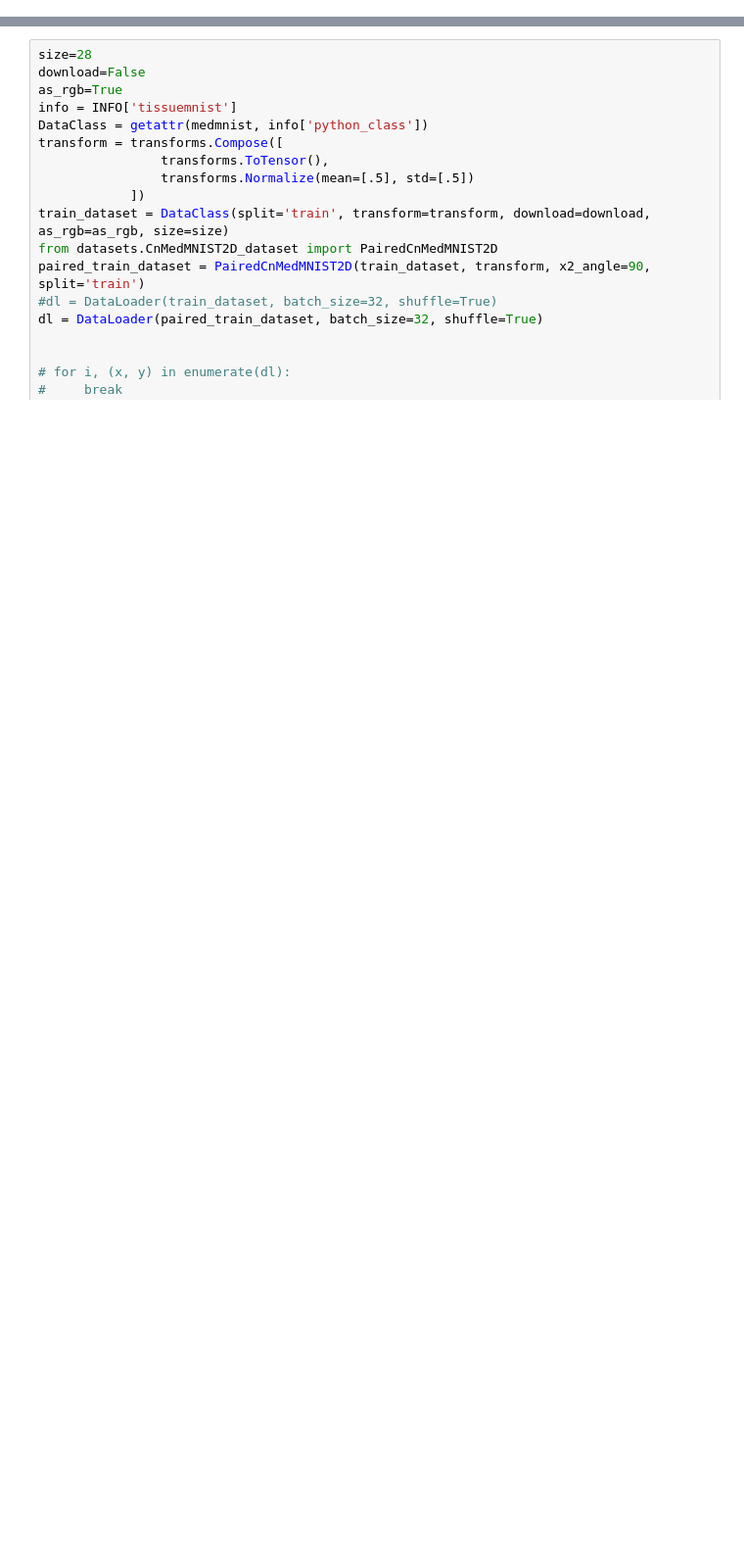
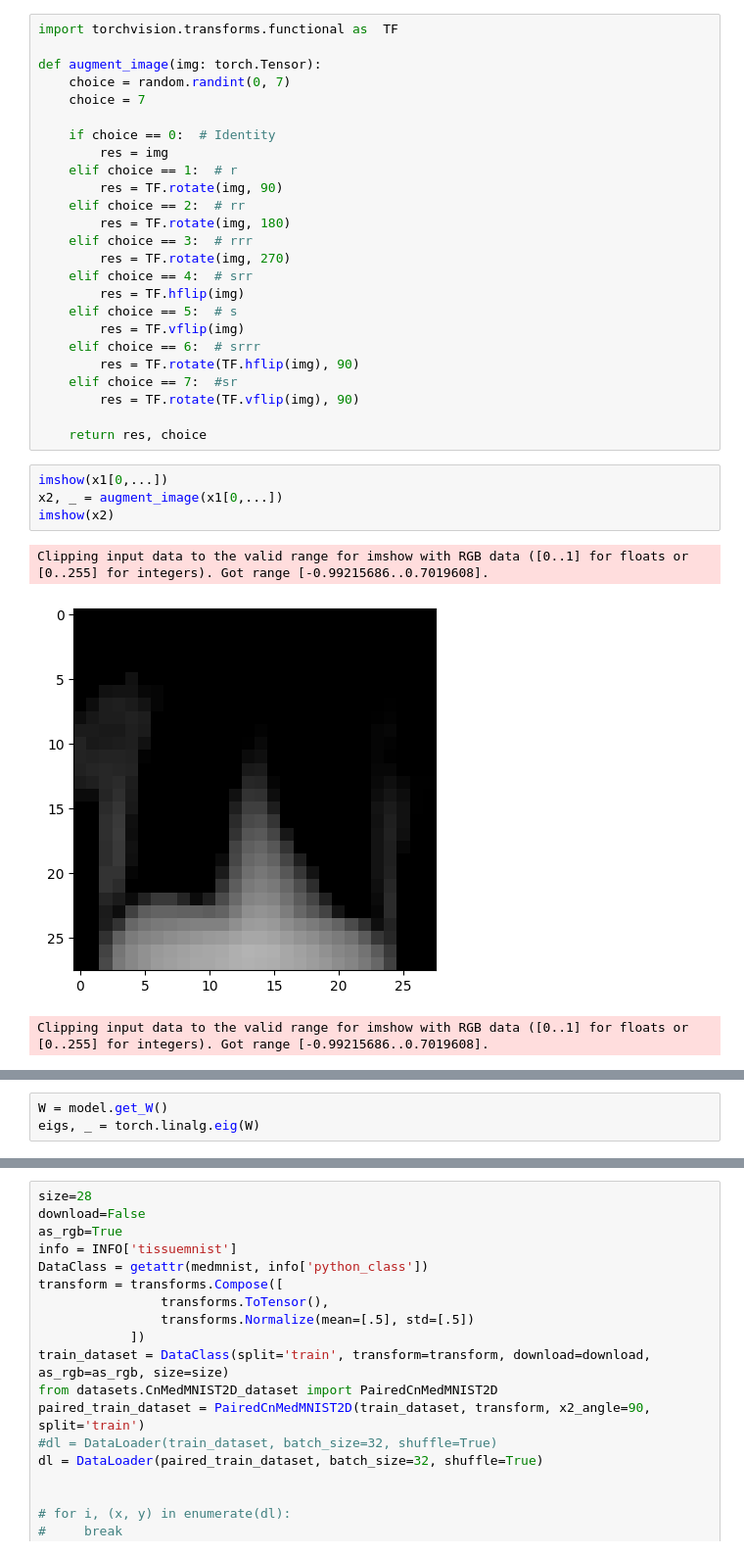
Before and after one commit to rick-ali/MedMNIST_functorial, a Jupyter notebook: play.ipynb, the cells around one changed output, grey strips where cells are left out. Shown at 98% size. Saved outputs shown, nothing was run; the diff lists cells and outputs as text; blank space fills up the shorter version.

```diff
--- a/play.ipynb
+++ b/play.ipynb
@@ -20,0 +92,33 @@ def imshow(img):
+# %%
+import torchvision.transforms.functional as  TF
+
+def augment_image(img: torch.Tensor):
+    choice = random.randint(0, 7)
+    choice = 7
+
+    if choice == 0:  # Identity
+        res = img
+    elif choice == 1:  # r
+        res = TF.rotate(img, 90)
+    elif choice == 2:  # rr
+        res = TF.rotate(img, 180)
+    elif choice == 3:  # rrr
+        res = TF.rotate(img, 270)
+    elif choice == 4:  # srr
+        res = TF.hflip(img)
+    elif choice == 5:  # s
+        res = TF.vflip(img)
+    elif choice == 6:  # srrr
+        res = TF.rotate(TF.hflip(img), 90)
+    elif choice == 7:  #sr
+        res = TF.rotate(TF.vflip(img), 90)
+
+    return res, choice
+# %%
+imshow(x1[0,...])
+x2, _ = augment_image(x1[0,...])
+imshow(x2)
+# %% [output]
+Clipping input data to the valid range for imshow with RGB data ([0..1] for floats or [0..255] for integers). Got range [-0.99215686..0.7019608].
+[figure, added]
+Clipping input data to the valid range for imshow with RGB data ([0..1] for floats or [0..255] for integers). Got range [-0.99215686..0.7019608].
@@ -20,0 +126,3 @@ def imshow(img):
+# %%
+W = model.get_W()
+eigs, _ = torch.linalg.eig(W)
```
Also changed, not shown: parts of 20 cells of this notebook, 14 other files.
